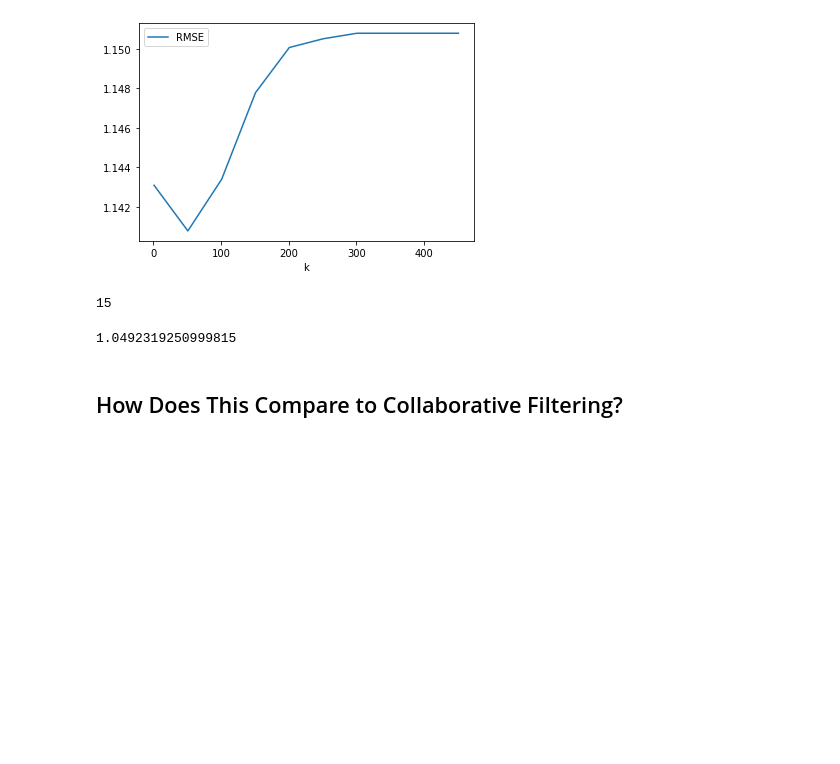
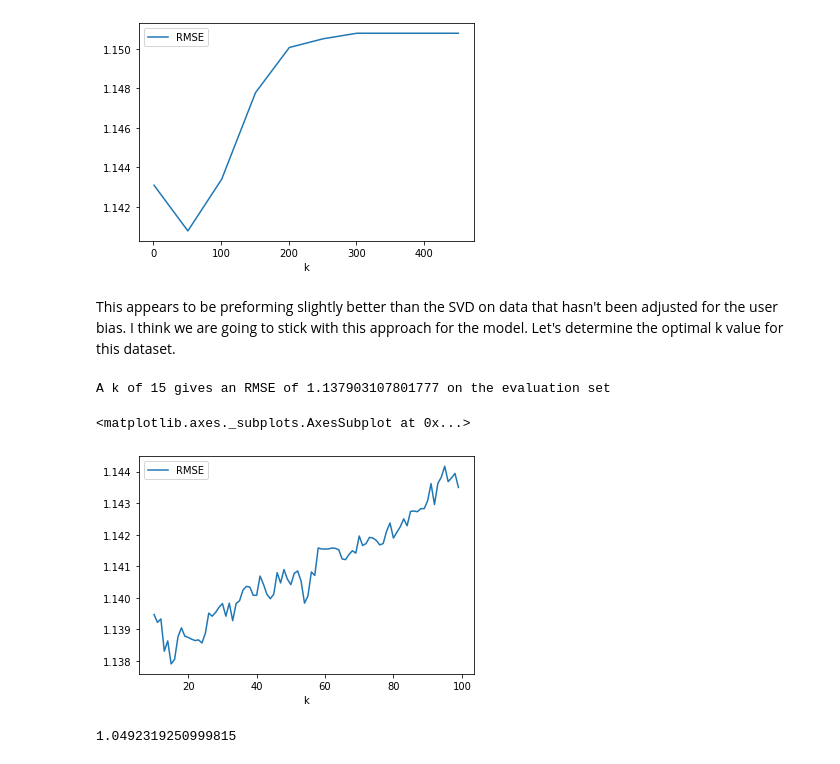
Before and after one commit to mikeasilva/CUNY-SPS, a Jupyter notebook: DATA612/Project3.ipynb, the cells around one changed output. Drawn from its saved outputs; the diff is of its cells as text; code cells hidden in the pictures; blank space fills up the shorter version.

```diff
--- a/DATA612/Project3.ipynb
+++ b/DATA612/Project3.ipynb
@@ -193,24 +217,33 @@ RMSEs.plot(x='k', y='RMSE')
 # %% [output]
 <matplotlib.axes._subplots.AxesSubplot at 0x...>
 [figure]
+# %% [markdown]
+This appears to be preforming slightly better than the SVD on data that hasn't been adjusted for the user bias.  I think we are going to stick with this approach for the model.  Let's determine the optimal k value for this dataset.
 # %%
 min_RMSE = 100
 optimal_k = 0
 
+RMSEs = []
+
 for k in range(10, 100, 1):
     svd_predictions = get_svd_predictions(A, k, True)
     RMSE = get_svd_RMSE(svd_predictions, ratings_evaluation, average_rating)
+    RMSEs.append({'k':k, 'RMSE':RMSE})
     if RMSE < min_RMSE:
         min_RMSE = RMSE
         optimal_k = k
 
-optimal_k
+print("A k of " + str(optimal_k) + " gives an RMSE of " + str(min_RMSE) + " on the evaluation set")
 # %% [output]
-15
+A k of 15 gives an RMSE of 1.137903107801777 on the evaluation set
+# %%
+RMSEs = pd.DataFrame(RMSEs)
+RMSEs.plot(x='k', y='RMSE')
+# %% [output]
+<matplotlib.axes._subplots.AxesSubplot at 0x...>
+[figure, added]
 # %%
 svd_predictions = get_svd_predictions(A, optimal_k, True)
 get_svd_RMSE(svd_predictions, ratings_test, average_rating)
 # %% [output]
 1.0492319250999815
-# %% [markdown]
-## How Does This Compare to Collaborative Filtering?
```
Also changed, not shown: parts of 32 cells of this notebook.
